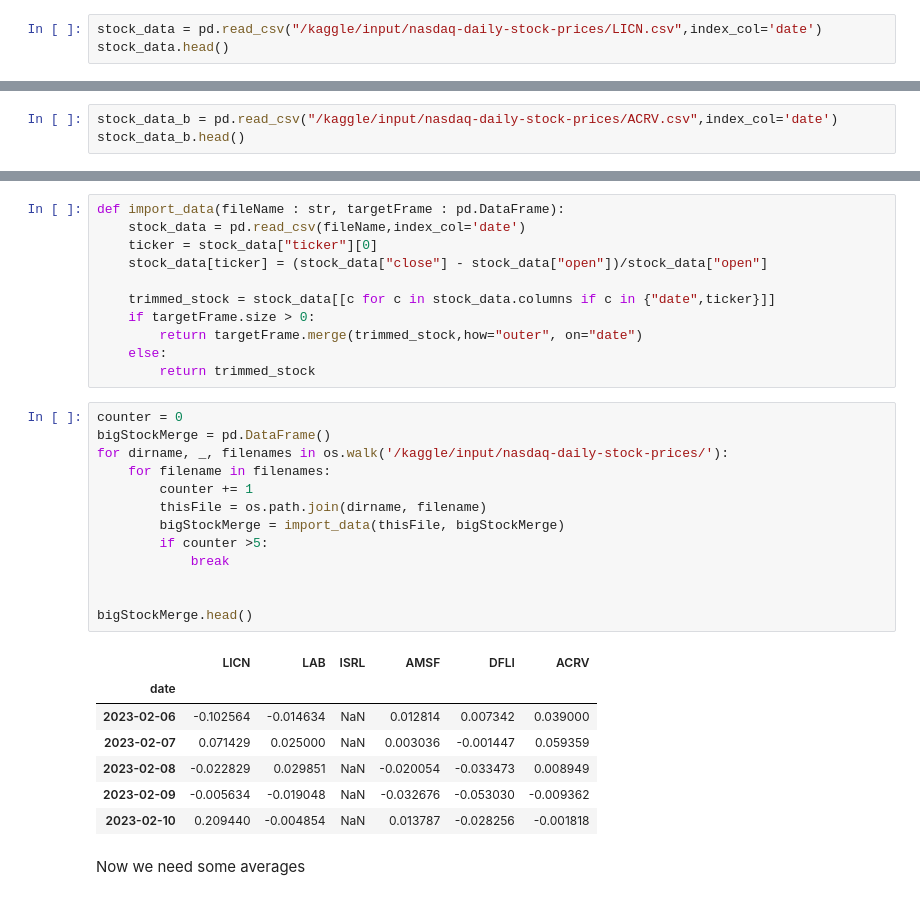
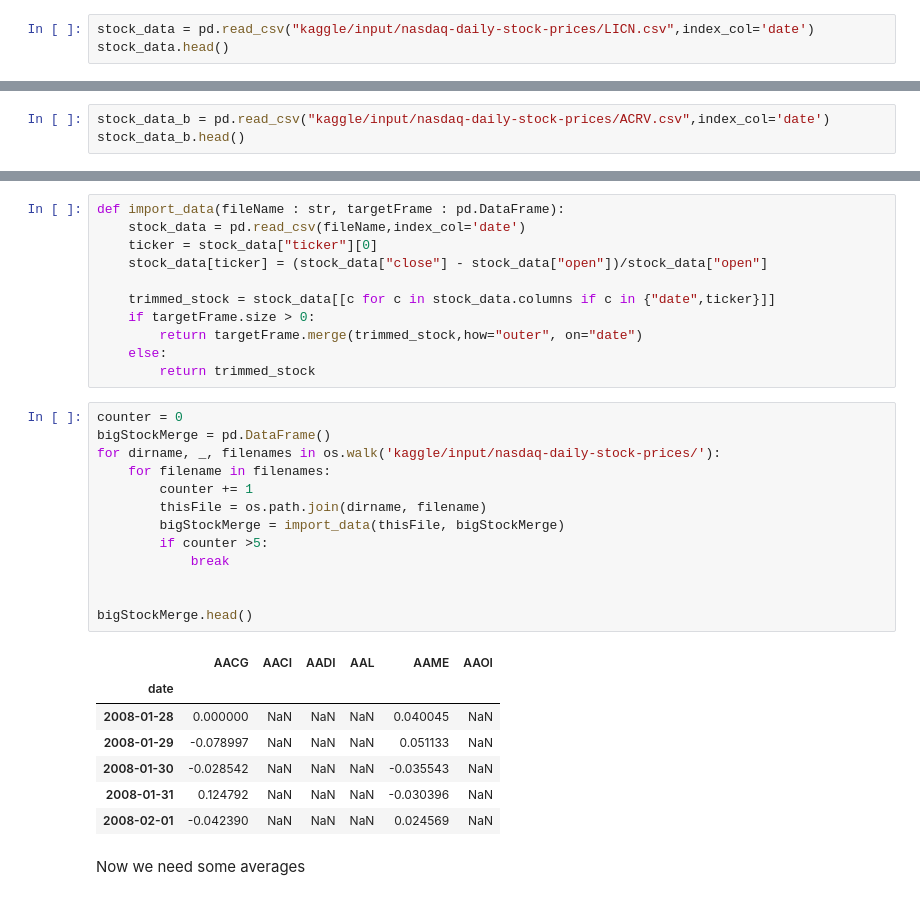
Before and after one commit to MartinKlefas/News-NasDAQ, a Jupyter notebook: exploring-news-headlines-nasdaq-movement.ipynb, the cells around one changed output, grey strips where cells are left out. Drawn from its saved outputs; the diff is of its cells as text.

Commit message:
Working code. Need to check inputs

```diff
--- a/exploring-news-headlines-nasdaq-movement.ipynb
+++ b/exploring-news-headlines-nasdaq-movement.ipynb
@@ -103,7 +103,7 @@ I think we can ignore most of the data though, as we're looking at a broad brush
 
 Let's look at one stock symbol and then write a function around that import.
 # %%
-stock_data = pd.read_csv("/kaggle/input/nasdaq-daily-stock-prices/LICN.csv",index_col='date')
+stock_data = pd.read_csv("kaggle/input/nasdaq-daily-stock-prices/LICN.csv",index_col='date')
 stock_data.head()
 # %% [output]
 |  | ticker | open | high | low | close |
@@ -135,7 +135,7 @@ trimmed_stock.head()
 # %% [markdown]
 Let's bring in another set of values with a similar set of commands and try to merge the two DataFrames.
 # %%
-stock_data_b = pd.read_csv("/kaggle/input/nasdaq-daily-stock-prices/ACRV.csv",index_col='date')
+stock_data_b = pd.read_csv("kaggle/input/nasdaq-daily-stock-prices/ACRV.csv",index_col='date')
 stock_data_b.head()
 # %% [output]
 |  | ticker | open | high | low | close |
@@ -240,24 +240,24 @@ def import_data(fileName : str, targetFrame : pd.DataFrame):
 # %%
 counter = 0
 bigStockMerge = pd.DataFrame()
-for dirname, _, filenames in os.walk('/kaggle/input/nasdaq-daily-stock-prices/'):
+for dirname, _, filenames in os.walk('kaggle/input/nasdaq-daily-stock-prices/'):
     for filename in filenames:
         counter += 1
         thisFile = os.path.join(dirname, filename)
         bigStockMerge = import_data(thisFile, bigStockMerge)
         if counter >5:
             break
 
 
 bigStockMerge.head()
 # %% [output]
-|  | LICN | LAB | ISRL | AMSF | DFLI | ACRV |
+|  | AACG | AACI | AADI | AAL | AAME | AAOI |
 | date |  |  |  |  |  |  |
-| 2023-02-06 | -0.102564 | -0.014634 | NaN | 0.012814 | 0.007342 | 0.039000 |
-| 2023-02-07 | 0.071429 | 0.025000 | NaN | 0.003036 | -0.001447 | 0.059359 |
-| 2023-02-08 | -0.022829 | 0.029851 | NaN | -0.020054 | -0.033473 | 0.008949 |
-| 2023-02-09 | -0.005634 | -0.019048 | NaN | -0.032676 | -0.053030 | -0.009362 |
-| 2023-02-10 | 0.209440 | -0.004854 | NaN | 0.013787 | -0.028256 | -0.001818 |
+| 2008-01-28 | 0.000000 | NaN | NaN | NaN | 0.040045 | NaN |
+| 2008-01-29 | -0.078997 | NaN | NaN | NaN | 0.051133 | NaN |
+| 2008-01-30 | -0.028542 | NaN | NaN | NaN | -0.035543 | NaN |
+| 2008-01-31 | 0.124792 | NaN | NaN | NaN | -0.030396 | NaN |
+| 2008-02-01 | -0.042390 | NaN | NaN | NaN | 0.024569 | NaN |
 # %% [markdown]
 Now we need some averages
 # %%
```
Also changed, not shown: parts of 9 cells of this notebook, 2 other files.
